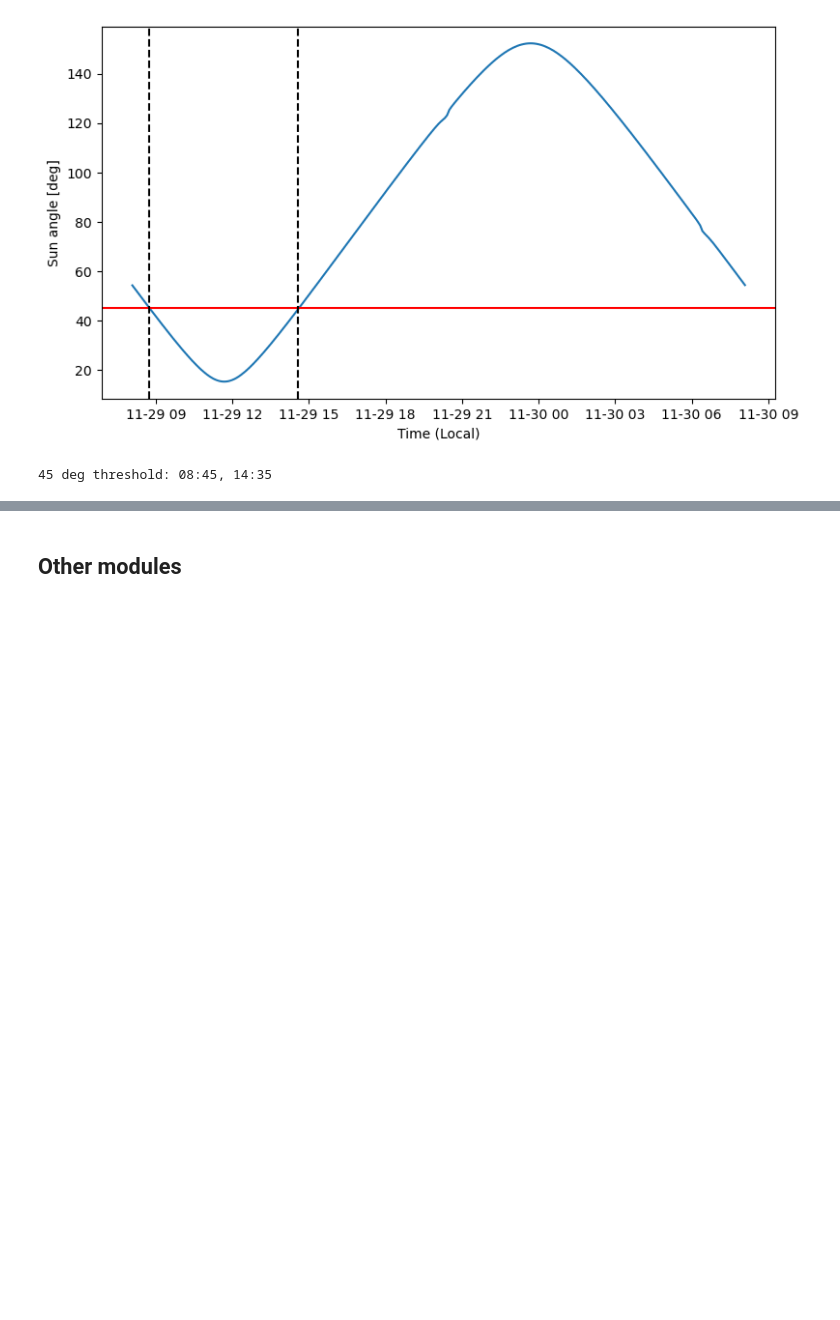
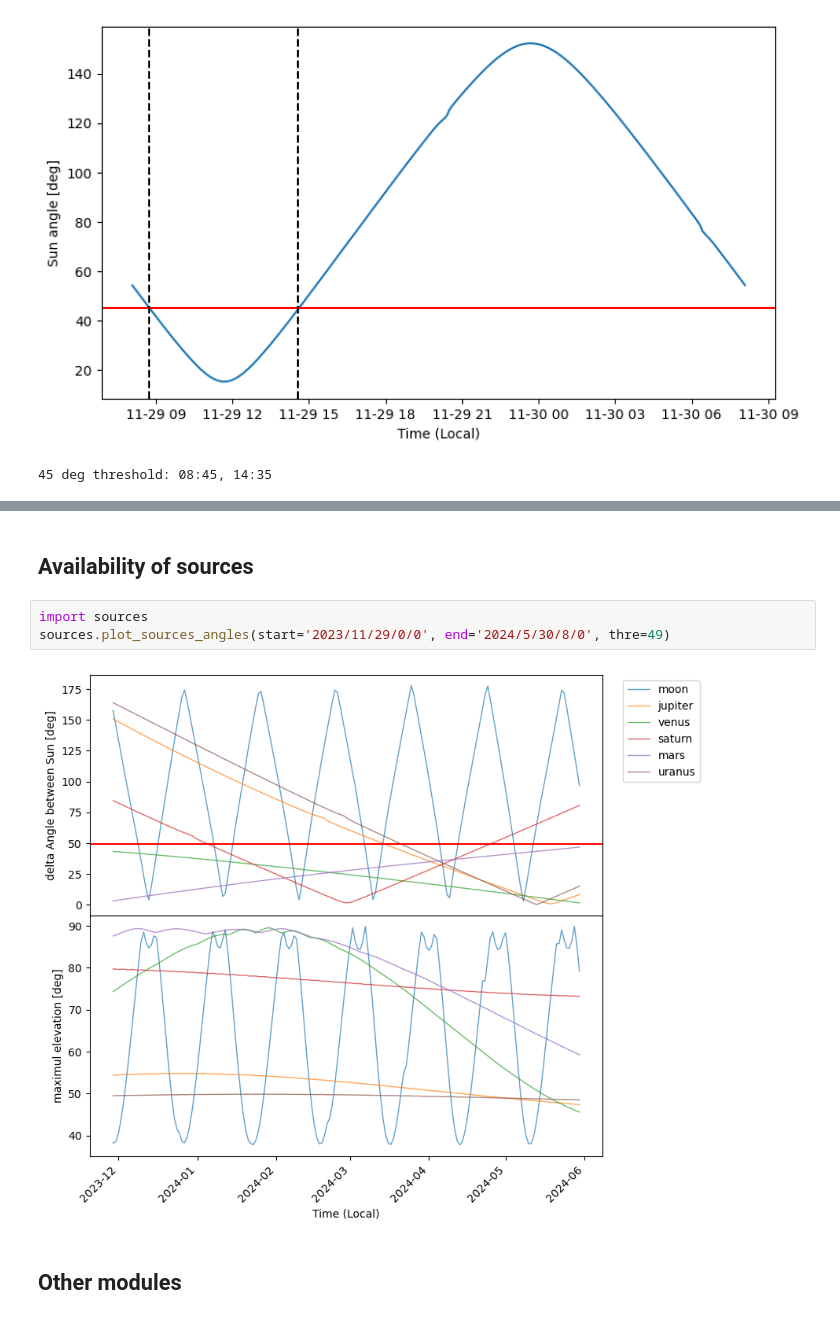
Before and after one commit to d1ssk/satp3sky, a Jupyter notebook: example.ipynb, the cells around one changed output, grey strips where cells are left out. Drawn from its saved outputs; the diff is of its cells as text; blank space fills up the shorter version.

```diff
--- a/example.ipynb
+++ b/example.ipynb
@@ -40,3 +46,10 @@ sun.plot_sun_angles(Az=60, El=60, start='2023/11/29/8/0', end='2023/11/30/8/0',
+# %% [markdown]
+## Availability of sources
+# %%
+import sources
+sources.plot_sources_angles(start='2023/11/29/0/0', end='2024/5/30/8/0', thre=49)
+# %% [output]
+[figure, added]
 # %% [markdown]
 ## Other modules
 # %%
```
Also changed, not shown: parts of 3 cells of this notebook, 1 other file.
